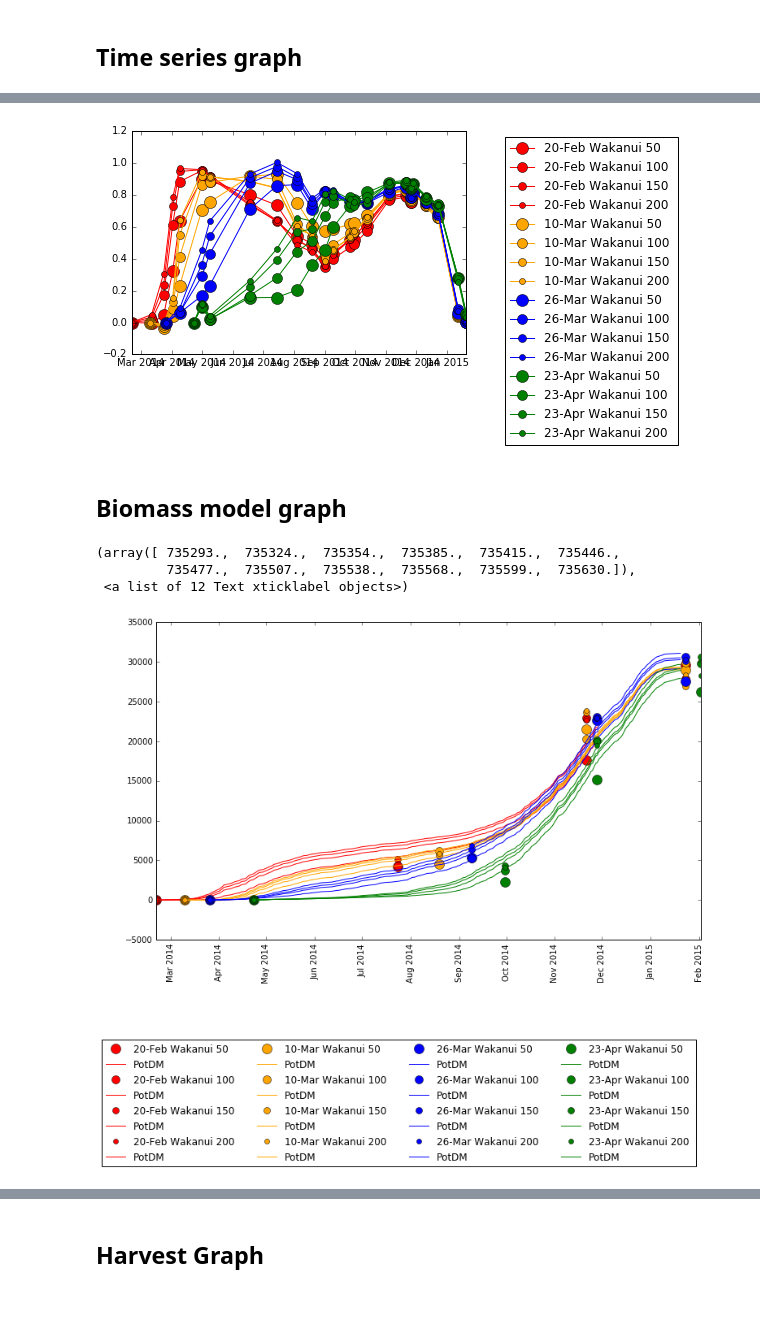
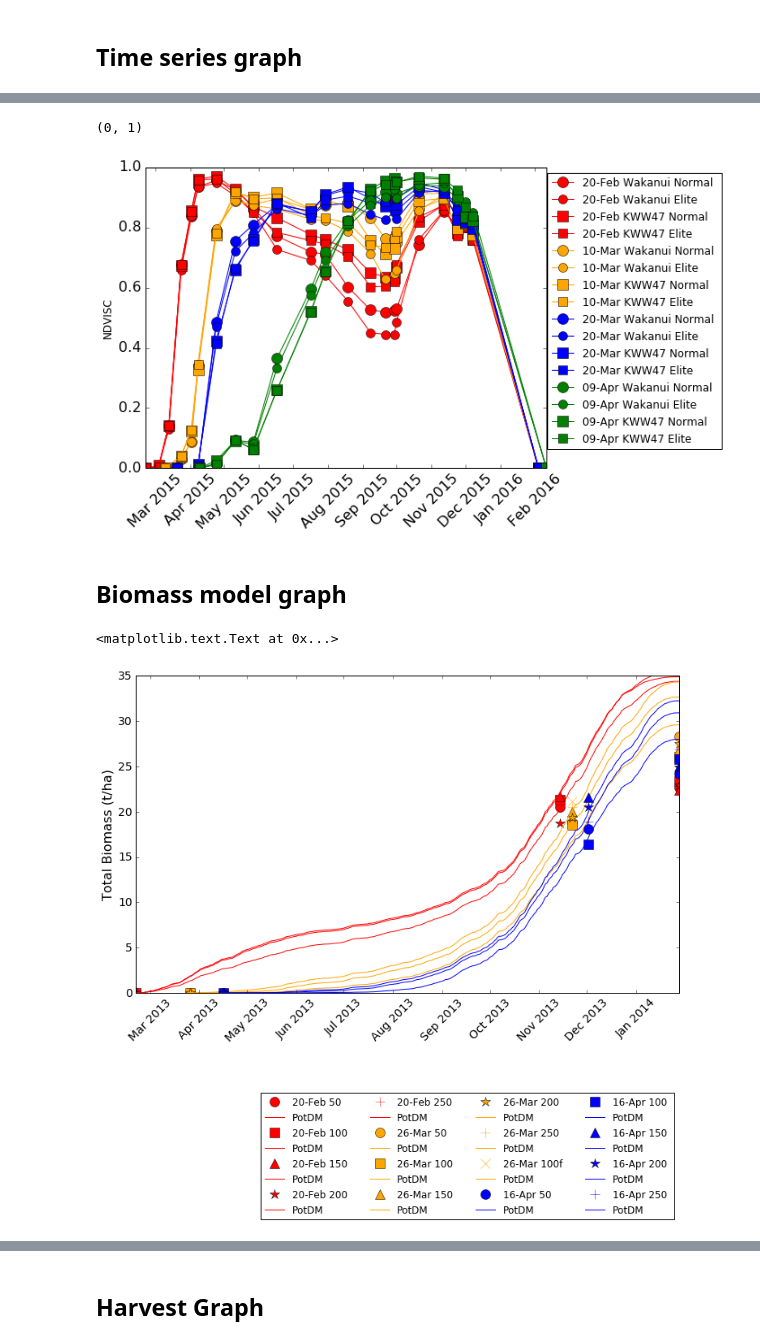
Before and after one commit to HamishBrownPFR/2020, a Jupyter notebook: CombinedAnalysis.ipynb, the cells around one changed output, grey strips where cells are left out. Saved outputs shown, nothing was run; the diff lists cells and outputs as text; code cells hidden in the pictures; blank space fills up the shorter version.

```diff
--- a/CombinedAnalysis.ipynb
+++ b/CombinedAnalysis.ipynb
@@ -315,34 +654,37 @@ IndexedData.ix[GS90Filter,'GrainsPerGramStem'] = IndexedData.ix[GS90Filter,'Grai
 # %%
-Year = 2014
+Year = 2015
 Variable = 'NDVISC'
 MakeTimeCoarseGraph(Year,Variable)
+plt.ylim(0,1)
 # %% [output]
+(0, 1)
-[figure, old version]
+[figure, new version]
 # %% [markdown]
 ## Biomass model graph
 # %%
-Year = 2014
+Year = 2013
 GraphData = Data.ix[Data.YearSown==Year]
-GraphTreats = GrandIndex.ix[Year,:].dropna(axis=1,how='all')
+GraphTreats = MakeYearIndex(Year)
+for var in GraphTreats.columns:
+        LevelList = GraphTreats.ix[:,var].drop_duplicates().values
+        if LevelList.size <= 1:
+            GraphTreats.drop(var,axis=1,inplace=True)
 Demarkers = SetSymbols(GraphTreats)
 Graph = plt.figure(figsize=(12,7))
 
 for Treat in GraphTreats.index:
     Filter = (Data.YearSown == Year) & (Data.TrtNum == Treat)
-    GraphData = Data.ix[Filter,'TotalBiomass'].dropna().groupby(level='SampleDate').mean()
+    GraphData = Data.ix[Filter,'TotalBiomass'].dropna().groupby(level='SampleDate').mean()/1000
     col = Demarkers[0][GraphTreats.ix[Treat][0]]
     mark = Demarkers[1][GraphTreats.ix[Treat][1]]
-    try:
-        size = Demarkers[2][GraphTreats.ix[Treat][2]]
-    except:
-        size = 8
-    plt.plot(GraphData,mark,color = col, markersize = size,label = MakeLabel(GraphTreats.ix[Treat,:]))
+    plt.plot(GraphData,mark,color = col, markersize = 12,label = MakeLabel(GraphTreats.ix[Treat,:]))
     Potbiomass = BiomassAnalysis.ix[(Year,Treat),'PotDM'].cumsum()
-    plt.plot(Potbiomass,'-', color=col)
+    plt.plot(Potbiomass/1000,'-', color=col)
 plt.legend(bbox_to_anchor=(1, -0.3),numpoints=1,ncol=4)
-plt.xticks(rotation=90)
+plt.xticks(rotation=45)
+plt.ylim(0,35)
+plt.tick_params(labelsize=14)
+plt.ylabel('Total Biomass (t/ha)',fontsize=16)
 # %% [output]
-(array([ 735293.,  735324.,  735354.,  735385.,  735415.,  735446.,
-         735477.,  735507.,  735538.,  735568.,  735599.,  735630.]),
- <a list of 12 Text xticklabel objects>)
+<matplotlib.text.Text at 0x...>
-[figure, old version]
+[figure, new version]
```
Also changed, not shown: parts of 49 cells of this notebook, 3 other files.
